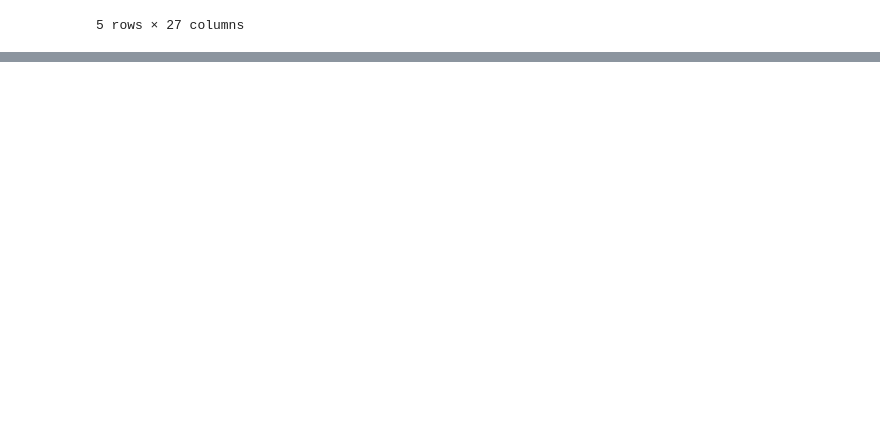
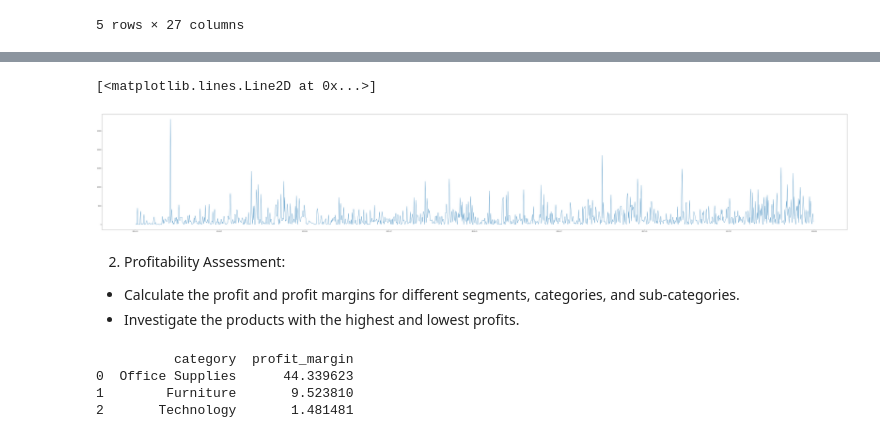
Before and after one commit to subhasish121995/Exporatory-Data-Analysis, a Jupyter notebook: main_file.ipynb, the cells around one changed output, grey strips where cells are left out. Cells and saved outputs as stored; diff of their text form; code cells hidden in the pictures; blank space fills up the shorter version.

```diff
--- a/main_file.ipynb
+++ b/main_file.ipynb
@@ -166,0 +266,8 @@ df.returned.fillna("No", inplace = True)
+# %%
+#sales trends to understand the seasonality and growth patterns
+df_sales_grouped = df.groupby('order_date')['sales'].sum()
+plt.figure(figsize = (100,16))
+plt.plot(df_sales_grouped)
+# %% [output]
+[<matplotlib.lines.Line2D at 0x...>]
+[figure, added]
@@ -166,0 +287,18 @@ df.returned.fillna("No", inplace = True)
+# %% [markdown]
+2. Profitability Assessment:
+- Calculate the profit and profit margins for different segments, categories, and sub-categories.
+- Investigate the products with the highest and lowest profits.
+# %%
+#profit margin is defined as (profit/net revenue) * 100
+#profit and profit margins for give categories of products are:
+
+print(sqldf("""
+select category, (profit/total_revenue)*100 as profit_margin
+from df
+group by category
+order by profit_margin desc"""))
+# %% [output]
+          category  profit_margin
+0  Office Supplies      44.339623
+1        Furniture       9.523810
+2       Technology       1.481481
```
Also changed, not shown: parts of 16 cells of this notebook, 2 other files.
